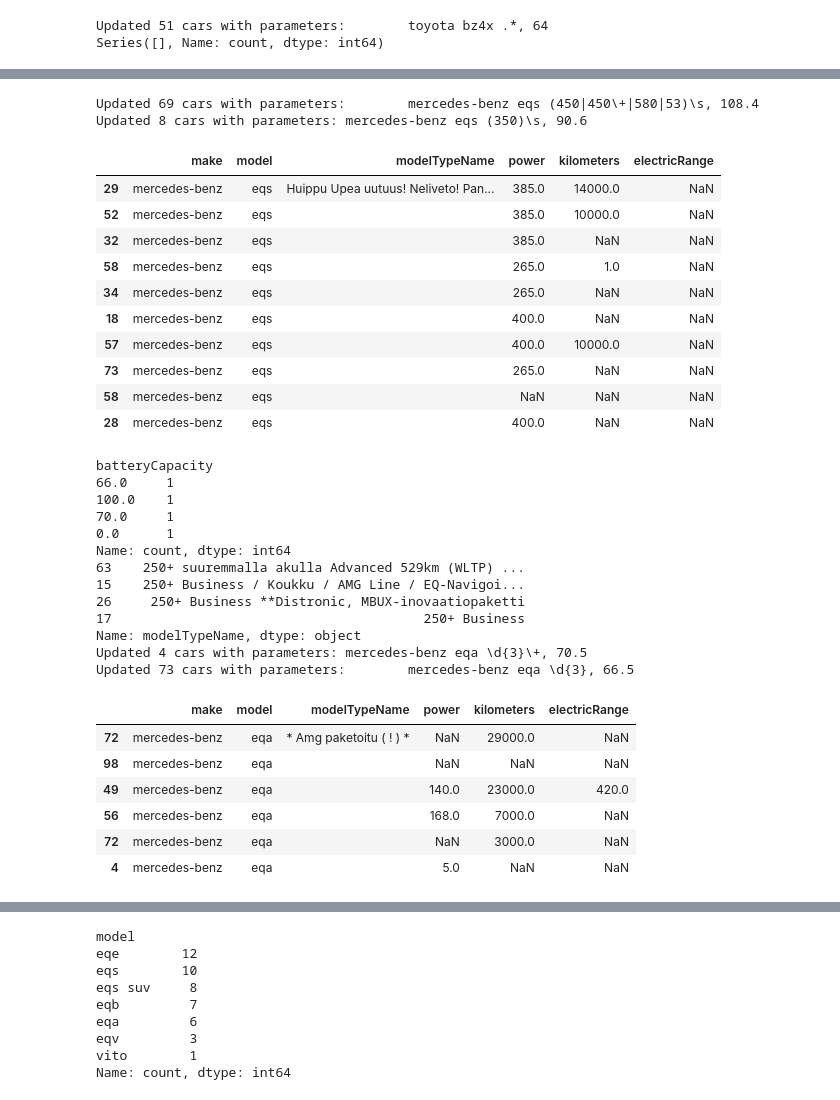
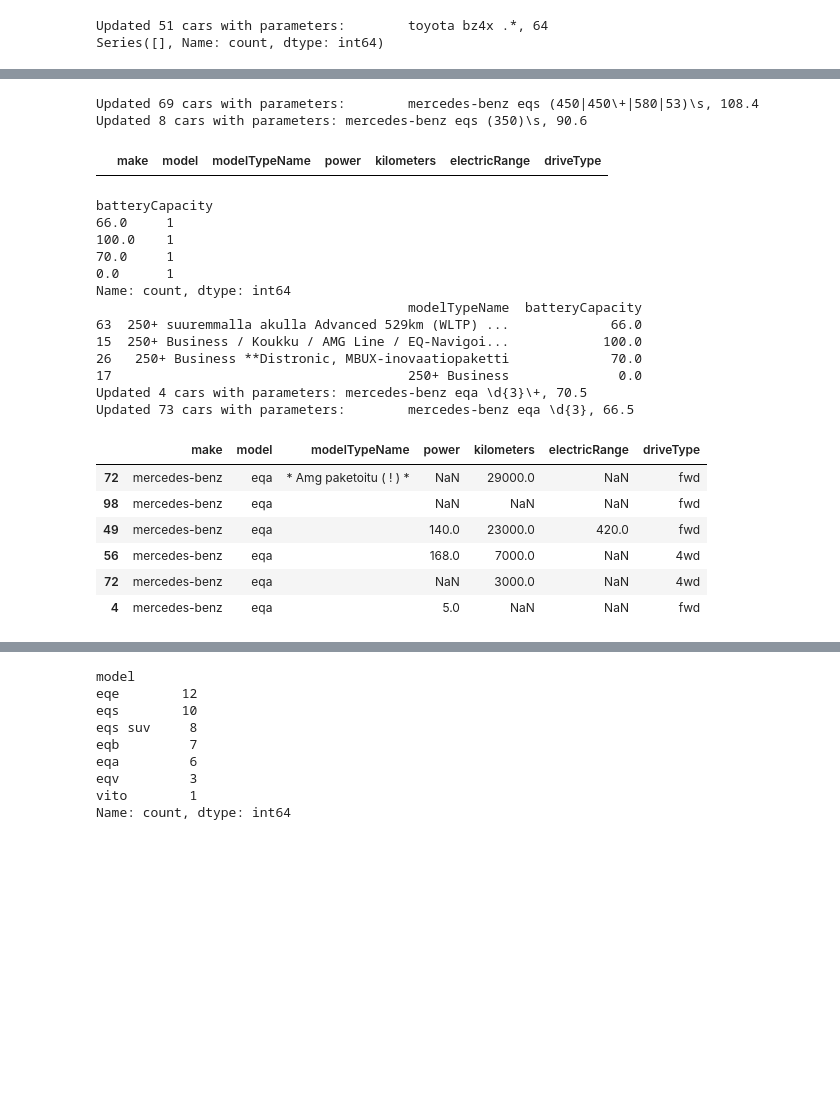
Before and after one commit to jatufin/importEVorNot, a Jupyter notebook: nettiauto/nettiauto_dataset_parsing.ipynb, the cells around one changed output, grey strips where cells are left out. Cells and saved outputs as stored; diff of their text form; code cells hidden in the pictures; blank space fills up the shorter version.

```diff
--- a/nettiauto/nettiauto_dataset_parsing.ipynb
+++ b/nettiauto/nettiauto_dataset_parsing.ipynb
@@ -63,20 +63,24 @@ zero_times_s = 'Pro Performance 1ST 150 kW'
 one_times_s = 'Pro Performance 1ST 150 kW, akku 77 kWh'
 two_times_s = 'Pro Performance 1ST 150 kW, akku 77 kWh Pro Performance 1ST 150 kW, akku 88 kWh'
 one_time_no_space = 'Pro Performance 1ST 150 kW, akku 77kWh Pro Performance 1ST 150 kW'
+one_time_no_space_with_delimitter = 'Pro Performance 1ST 150 kW, akku 77,8kWh Pro Performance 1ST 150 kW'
+one_time_no_space_with_delimitter2 = 'Pro Performance 1ST 150 kW, akku 77.8kWh Pro Performance 1ST 150 kW'
 
 
 
-battery_regex = r'\d{2,3}\s*kWh'
+battery_regex = r'(\d{2,3}([.,]+\d)*\s*kWh)'
 
 def parse_battery_capacity_from_free_text(free_text):
     matches = re.findall(battery_regex, free_text, re.IGNORECASE)
     if not len(matches):
         return 0
-    return sorted([int(s.lower().replace('kwh', '').split()[0]) for s in matches], reverse=True)[0]
+    return sorted([float(s[0].lower().replace(',', '.').replace('kwh', '').split()[0]) for s in matches], reverse=True)[0]
 
 print(parse_battery_capacity_from_free_text(zero_times_s))
 print(parse_battery_capacity_from_free_text(one_times_s))
 print(parse_battery_capacity_from_free_text(two_times_s))
 print(parse_battery_capacity_from_free_text(one_time_no_space))
+print(parse_battery_capacity_from_free_text(one_time_no_space_with_delimitter))
+print(parse_battery_capacity_from_free_text(one_time_no_space_with_delimitter2))
 # %% [output]
 0
@@ -178,8 +184,8 @@ def update_capacity(df, make, model, capacity, re=".*", reverse=False):
 
 def get_missing_df(df, make, model=''):
         if model:
-                return df[(df['batteryCapacity'] == 0) & (df['make'] == make) & (df['model'] == model)][['make', 'model', 'modelTypeName', 'power', 'kilometers', 'electricRange']]
-        return df[(df['batteryCapacity'] == 0) & (df['make'] == make)][['make', 'model', 'modelTypeName', 'power', 'kilometers', 'electricRange']]
+                return df[(df['batteryCapacity'] == 0) & (df['make'] == make) & (df['model'] == model)][['make', 'model', 'modelTypeName', 'power', 'kilometers', 'electricRange', 'driveType']]
+        return df[(df['batteryCapacity'] == 0) & (df['make'] == make)][['make', 'model', 'modelTypeName', 'power', 'kilometers', 'electricRange', 'driveType']]
 
 def print_info(df, make, model, re=".*"):
         mask = (df['make'] == make) & (df['model'] == model) & (df['modelTypeName'].str.contains(re, regex=True))
@@ -193,7 +199,7 @@ def print_missing_for_make(df, make):
         print(mercedes_no_battery.value_counts())
 
 def print_make_missing_battery(df):
-    print(df[df['batteryCapacity'] == 0]['make'].value_count())
+    print(df[df['batteryCapacity'] == 0]['make'].value_counts())
 # %%
 update_capacity(df, "toyota", "bz4x", 64)
 
@@ -236,6 +242,11 @@ Name: modelTypeName, Length: 152, dtype: object
 # %%
 update_capacity(df, "mercedes-benz", "eqe", 89.0, r'(350|300)\s')
 update_capacity(df, "mercedes-benz", "eqe", 90.6, r'(350\+|500|43)\s')
+
+# let's say rest if 89. I think it could be the best guesss. usually they advertise the better model
+m = ((df["make"] == 'mercedes-benz') & (df["model"] == 'eqe') & (df['batteryCapacity'] == 0))
+df.loc[m,"batteryCapacity"] = 89
+
 get_missing_df(df, "mercedes-benz", 'eqe')
 # %% [output]
 Updated 67 cars with parameters:        mercedes-benz eqe (350|300)\s, 89.0
@@ -256,21 +255,18 @@ Updated 64 cars with parameters:        mercedes-benz eqe (350\+|500|43)\s, 90.6
 # %%
 update_capacity(df, "mercedes-benz", "eqs", 108.4, r'(450|450\+|580|53)\s')
 update_capacity(df, "mercedes-benz", "eqs", 90.6, r'(350)\s')
+
+m = ((df["make"] == 'mercedes-benz') & (df["model"] == 'eqs') & (df['batteryCapacity'] == 0) & (df['power'] > 216))
+df.loc[m,"batteryCapacity"] = 108.4
+
+m = ((df["make"] == 'mercedes-benz') & (df["model"] == 'eqs') & (df['batteryCapacity'] == 0))
+df.loc[m,"batteryCapacity"] = 90.6
+
 get_missing_df(df, "mercedes-benz", 'eqs')
 # %% [output]
 Updated 69 cars with parameters:        mercedes-benz eqs (450|450\+|580|53)\s, 108.4
 Updated 8 cars with parameters: mercedes-benz eqs (350)\s, 90.6
-|  | make | model | modelTypeName | power | kilometers | electricRange |
-| 29 | mercedes-benz | eqs | Huippu Upea uutuus! Neliveto! Pan... | 385.0 | 14000.0 | NaN |
-| 52 | mercedes-benz | eqs |  | 385.0 | 10000.0 | NaN |
-| 32 | mercedes-benz | eqs |  | 385.0 | NaN | NaN |
-| 58 | mercedes-benz | eqs |  | 265.0 | 1.0 | NaN |
-| 34 | mercedes-benz | eqs |  | 265.0 | NaN | NaN |
-| 18 | mercedes-benz | eqs |  | 400.0 | NaN | NaN |
-| 57 | mercedes-benz | eqs |  | 400.0 | 10000.0 | NaN |
-| 73 | mercedes-benz | eqs |  | 265.0 | NaN | NaN |
-| 58 | mercedes-benz | eqs |  | NaN | NaN | NaN |
-| 28 | mercedes-benz | eqs |  | 400.0 | NaN | NaN |
+|  | make | model | modelTypeName | power | kilometers | electricRange | driveType |
 # %%
 # https://www.mercedes-benz.fi/content/dam/finland/passengercars/NEW-WLTP-pricelists/EQA/EQA_10.5.2023_1.pdf
 print_info(df, 'mercedes-benz', 'eqa', r'\d{3}\+')
@@ -284,20 +280,20 @@ batteryCapacity
 70.0     1
 0.0      1
 Name: count, dtype: int64
-63    250+ suuremmalla akulla Advanced 529km (WLTP) ...
-15    250+ Business / Koukku / AMG Line / EQ-Navigoi...
-26     250+ Business **Distronic, MBUX-inovaatiopaketti
-17                                        250+ Business
-Name: modelTypeName, dtype: object
+                                        modelTypeName  batteryCapacity
+63  250+ suuremmalla akulla Advanced 529km (WLTP) ...             66.0
+15  250+ Business / Koukku / AMG Line / EQ-Navigoi...            100.0
+26   250+ Business **Distronic, MBUX-inovaatiopaketti             70.0
+17                                      250+ Business              0.0
 Updated 4 cars with parameters: mercedes-benz eqa \d{3}\+, 70.5
 Updated 73 cars with parameters:        mercedes-benz eqa \d{3}, 66.5
-|  | make | model | modelTypeName | power | kilometers | electricRange |
-| 72 | mercedes-benz | eqa | * Amg paketoitu ( ! ) * | NaN | 29000.0 | NaN |
-| 98 | mercedes-benz | eqa |  | NaN | NaN | NaN |
-| 49 | mercedes-benz | eqa |  | 140.0 | 23000.0 | 420.0 |
-| 56 | mercedes-benz | eqa |  | 168.0 | 7000.0 | NaN |
-| 72 | mercedes-benz | eqa |  | NaN | 3000.0 | NaN |
-| 4 | mercedes-benz | eqa |  | 5.0 | NaN | NaN |
+|  | make | model | modelTypeName | power | kilometers | electricRange | driveType |
+| 72 | mercedes-benz | eqa | * Amg paketoitu ( ! ) * | NaN | 29000.0 | NaN | fwd |
+| 98 | mercedes-benz | eqa |  | NaN | NaN | NaN | fwd |
+| 49 | mercedes-benz | eqa |  | 140.0 | 23000.0 | 420.0 | fwd |
+| 56 | mercedes-benz | eqa |  | 168.0 | 7000.0 | NaN | 4wd |
+| 72 | mercedes-benz | eqa |  | NaN | 3000.0 | NaN | 4wd |
+| 4 | mercedes-benz | eqa |  | 5.0 | NaN | NaN | fwd |
 # %%
 # https://www.mercedes-benz.fi/content/dam/finland/passengercars/NEW-WLTP-pricelists/EQA/EQA_10.5.2023_1.pdf
 print_info(df, 'mercedes-benz', 'eqb', r'\d{3}\+')
```
Also changed, not shown: parts of 20 cells of this notebook.
